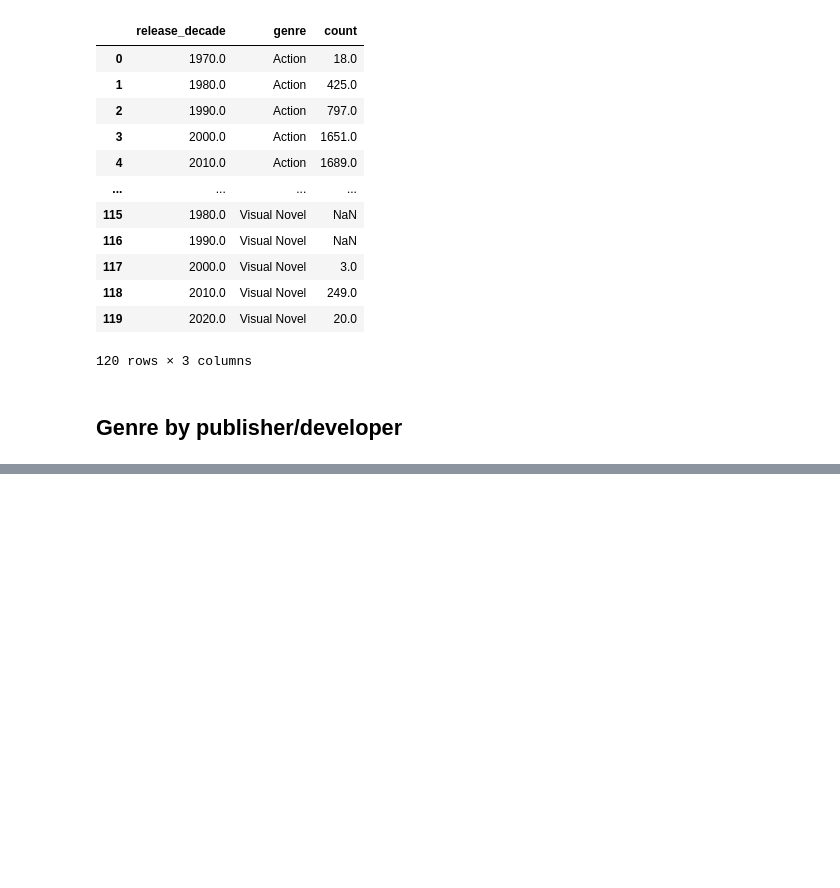
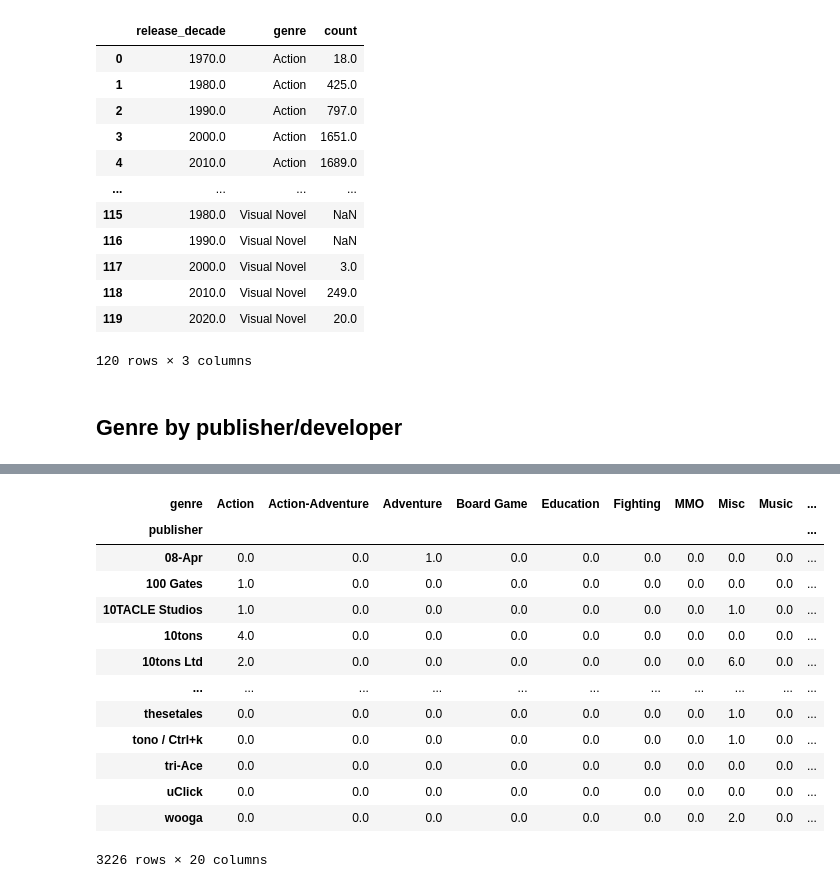
Before and after one commit to PawelG-WWA/Public_Projects, a Jupyter notebook: DataAnalysis/VideoGamesAnalysis/metacritic_analysis.ipynb, the cells around one changed output, grey strips where cells are left out. Saved outputs shown, nothing was run; the diff lists cells and outputs as text; code cells hidden in the pictures; blank space fills up the shorter version.

```diff
--- a/DataAnalysis/VideoGamesAnalysis/metacritic_analysis.ipynb
+++ b/DataAnalysis/VideoGamesAnalysis/metacritic_analysis.ipynb
@@ -202 +223,19 @@ fig.show()
+# %%
+df_genres_per_publisher.fillna(0, inplace=True)
+df_genres_per_publisher
+# %% [output]
+| genre | Action | Action-Adventure | Adventure | Board Game | Education | Fighting | MMO | Misc | Music | ... |
+| publisher |  |  |  |  |  |  |  |  |  | ... |
+| 08-Apr | 0.0 | 0.0 | 1.0 | 0.0 | 0.0 | 0.0 | 0.0 | 0.0 | 0.0 | ... |
+| 100 Gates | 1.0 | 0.0 | 0.0 | 0.0 | 0.0 | 0.0 | 0.0 | 0.0 | 0.0 | ... |
+| 10TACLE Studios | 1.0 | 0.0 | 0.0 | 0.0 | 0.0 | 0.0 | 0.0 | 1.0 | 0.0 | ... |
+| 10tons | 4.0 | 0.0 | 0.0 | 0.0 | 0.0 | 0.0 | 0.0 | 0.0 | 0.0 | ... |
+| 10tons Ltd | 2.0 | 0.0 | 0.0 | 0.0 | 0.0 | 0.0 | 0.0 | 6.0 | 0.0 | ... |
+| ... | ... | ... | ... | ... | ... | ... | ... | ... | ... | ... |
+| thesetales | 0.0 | 0.0 | 0.0 | 0.0 | 0.0 | 0.0 | 0.0 | 1.0 | 0.0 | ... |
+| tono / Ctrl+k | 0.0 | 0.0 | 0.0 | 0.0 | 0.0 | 0.0 | 0.0 | 1.0 | 0.0 | ... |
+| tri-Ace | 0.0 | 0.0 | 0.0 | 0.0 | 0.0 | 0.0 | 0.0 | 0.0 | 0.0 | ... |
+| uClick | 0.0 | 0.0 | 0.0 | 0.0 | 0.0 | 0.0 | 0.0 | 0.0 | 0.0 | ... |
+| wooga | 0.0 | 0.0 | 0.0 | 0.0 | 0.0 | 0.0 | 0.0 | 2.0 | 0.0 | ... |
+3226 rows × 20 columns
 # %%
```
Also changed, not shown: parts of 11 cells of this notebook.
